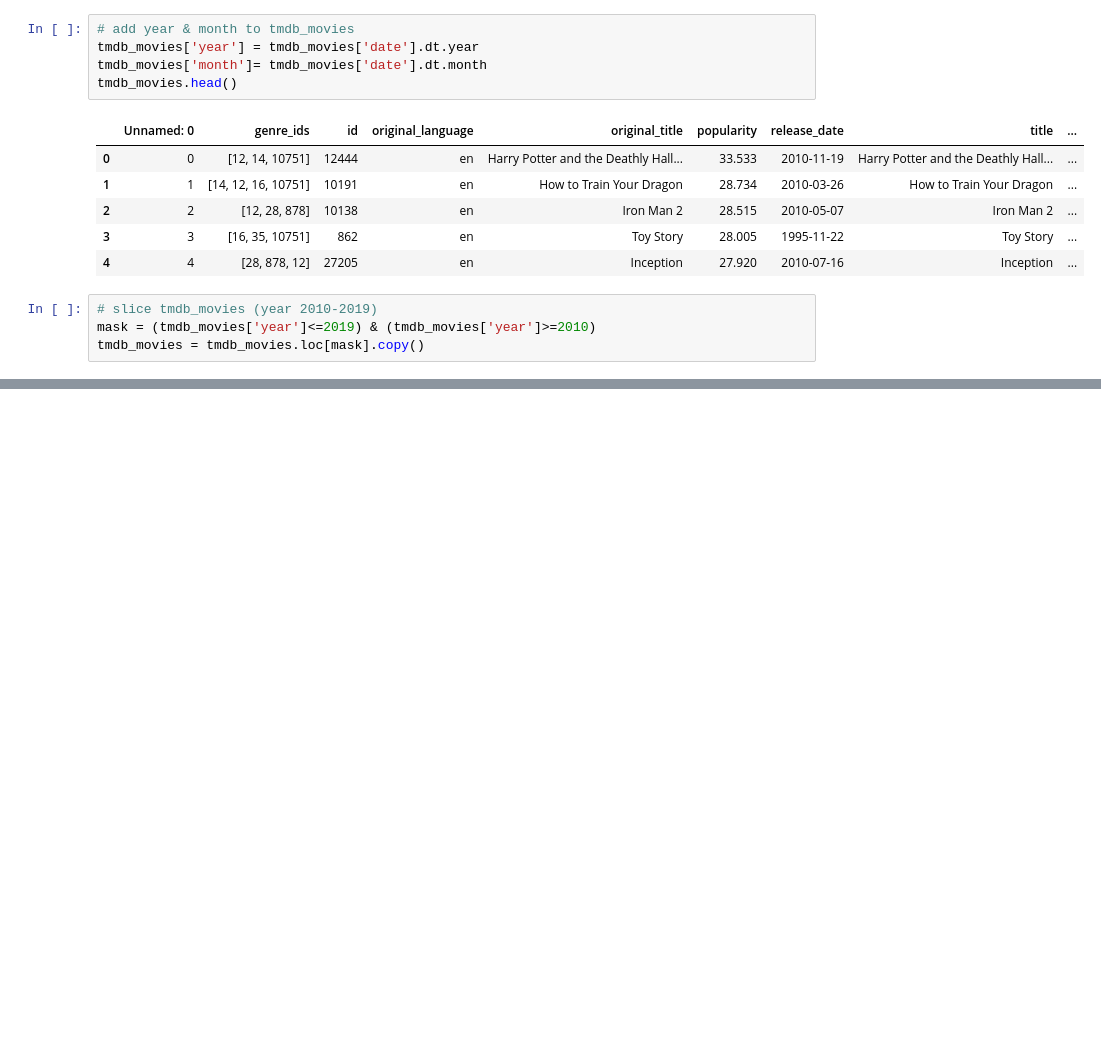
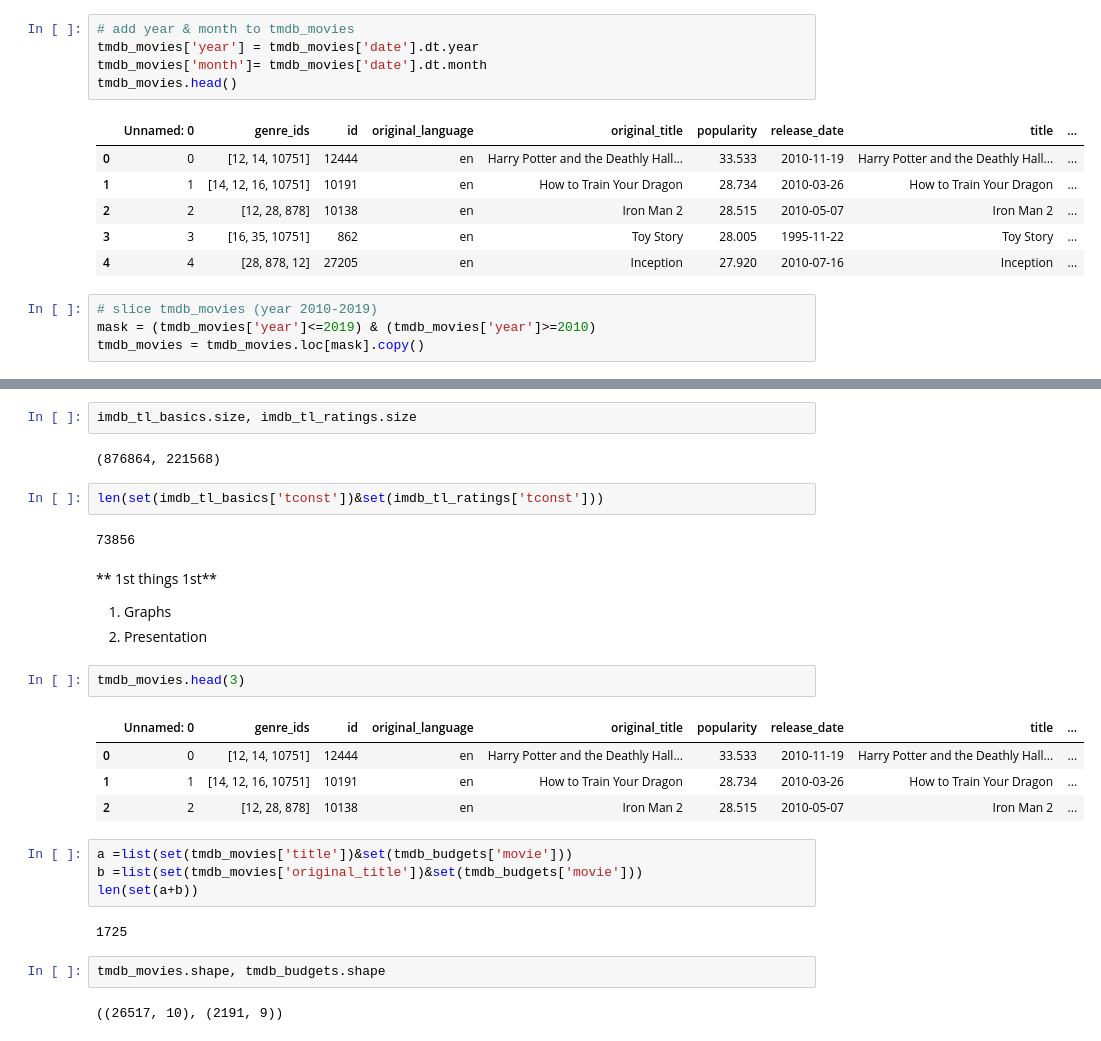
Before and after one commit to nateej1/Movie-Industry-Analysis-Exercise, a Jupyter notebook: TL-2-BrainStorm.ipynb, the cells around one changed output, grey strips where cells are left out. Saved outputs shown, nothing was run; the diff lists cells and outputs as text; blank space fills up the shorter version.

Commit message:
Study Genre

```diff
--- a/TL-2-BrainStorm.ipynb
+++ b/TL-2-BrainStorm.ipynb
@@ -345,0 +427,29 @@ tmdb_movies = tmdb_movies.loc[mask].copy()
+# %%
+imdb_tl_basics.size, imdb_tl_ratings.size
+# %% [output]
+(876864, 221568)
+# %%
+len(set(imdb_tl_basics['tconst'])&set(imdb_tl_ratings['tconst']))
+# %% [output]
+73856
+# %% [markdown]
+** 1st things 1st**
+1. Graphs
+2. Presentation
+# %%
+tmdb_movies.head(3)
+# %% [output]
+|  | Unnamed: 0 | genre_ids | id | original_language | original_title | popularity | release_date | title | ... |
+| 0 | 0 | [12, 14, 10751] | 12444 | en | Harry Potter and the Deathly Hall... | 33.533 | 2010-11-19 | Harry Potter and the Deathly Hall... | ... |
+| 1 | 1 | [14, 12, 16, 10751] | 10191 | en | How to Train Your Dragon | 28.734 | 2010-03-26 | How to Train Your Dragon | ... |
+| 2 | 2 | [12, 28, 878] | 10138 | en | Iron Man 2 | 28.515 | 2010-05-07 | Iron Man 2 | ... |
+# %%
+a =list(set(tmdb_movies['title'])&set(tmdb_budgets['movie']))
+b =list(set(tmdb_movies['original_title'])&set(tmdb_budgets['movie']))
+len(set(a+b))
+# %% [output]
+1725
+# %%
+tmdb_movies.shape, tmdb_budgets.shape
+# %% [output]
+((26517, 10), (2191, 9))
```
Also changed, not shown: parts of 44 cells of this notebook, 2 other files.
